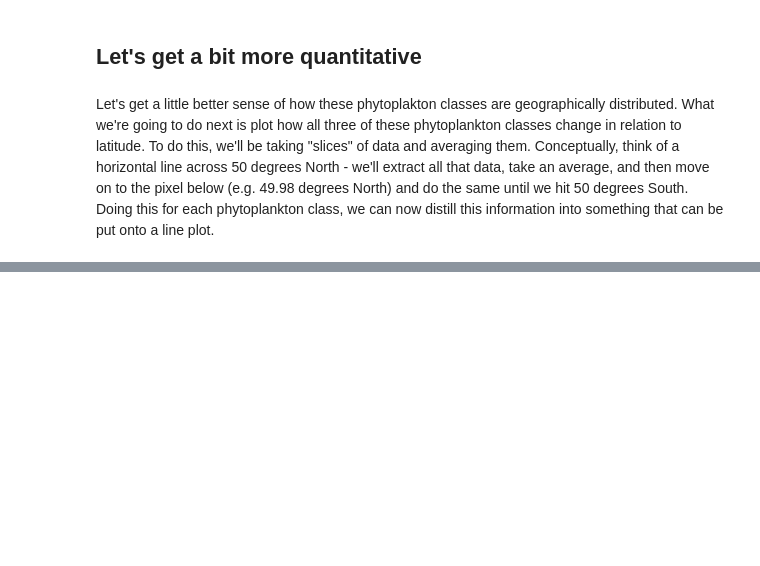
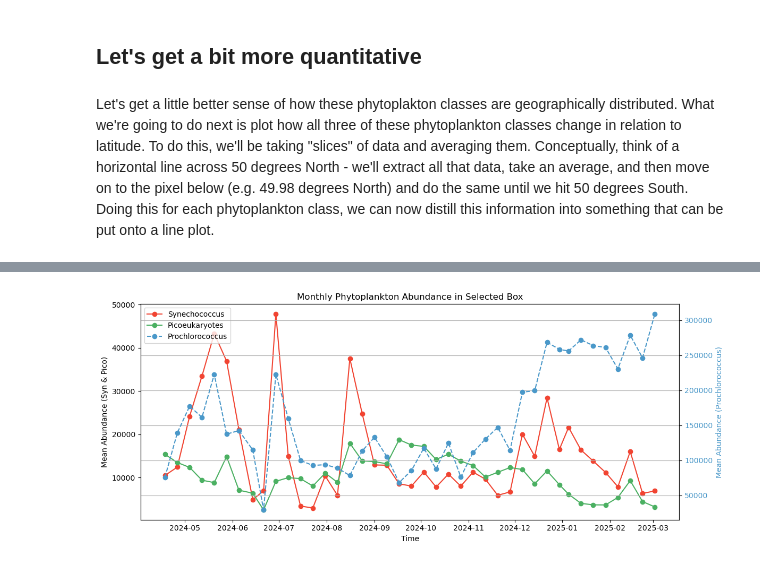
Before and after one commit to nmfs-opensci/EDMW-EarthData-Workshop-2025, a Jupyter notebook: tutorials/test.ipynb, the cells around one changed output, grey strips where cells are left out. Saved outputs shown, nothing was run; the diff lists cells and outputs as text; code cells hidden in the pictures; blank space fills up the shorter version.

```diff
--- a/tutorials/test.ipynb
+++ b/tutorials/test.ipynb
@@ -148,0 +194,42 @@ Let's get a little better sense of how these phytoplakton classes are geographic
+# %%
+# ---- Load Data ----
+url = "https://cwcgom.aoml.noaa.gov/erddap/griddap/noaa_aoml_a113_ab04_933f"
+dataset = xr.open_dataset(url)
+da=dataset.sel(latitude=slice(-39,-42), longitude=slice(-54,-51))
+
+# Assign core variables
+latitude_ts = da["latitude"]
+longitude_ts = da["longitude"]
+syn_ts = da["syncoccus_moana"].mean(dim=["latitude", "longitude"])
+pico_ts = da["picoeuk_moana"].mean(dim=["latitude", "longitude"])
+pro_ts = da["prococcus_moana"].mean(dim=["latitude", "longitude"])
+
+# Create the figure and axis
+fig, ax1 = plt.subplots(figsize=(12, 5))
+
+# Plot syn and pico on the left y-axis
+ax1.plot(syn_ts["time"], syn_ts, 'o-', label="Synechococcus", color=custom_colors["Synechococcus"])
+ax1.plot(pico_ts["time"], pico_ts, 'o-', label="Picoeukaryotes", color=custom_colors["Picoeukaryotes"])
+ax1.set_xlabel("Time")
+ax1.set_ylabel("Mean Abundance (Syn & Pico)", color="black")
+ax1.tick_params(axis='y', labelcolor="black")
+
+# Create a secondary y-axis for prococcus_moana
+ax2 = ax1.twinx()
+ax2.plot(pro_ts["time"], pro_ts, 'o--', label="Prochlorococcus", color=custom_colors["Prochlorococcus"])
+ax2.set_ylabel("Mean Abundance (Prochlorococcus)", color=custom_colors["Prochlorococcus"])
+ax2.tick_params(axis='y', labelcolor=custom_colors["Prochlorococcus"])
+
+# Combine all legends
+lines_1, labels_1 = ax1.get_legend_handles_labels()
+lines_2, labels_2 = ax2.get_legend_handles_labels()
+ax1.legend(lines_1 + lines_2, labels_1 + labels_2, loc="upper left")
+
+# Add title and grid
+plt.title("Monthly Phytoplankton Abundance in Selected Box")
+plt.grid(True)
+plt.xticks(rotation=45)
+plt.tight_layout()
+plt.show()
+# %% [output]
+[figure, added]
```
Also changed, not shown: parts of 9 cells of this notebook.
